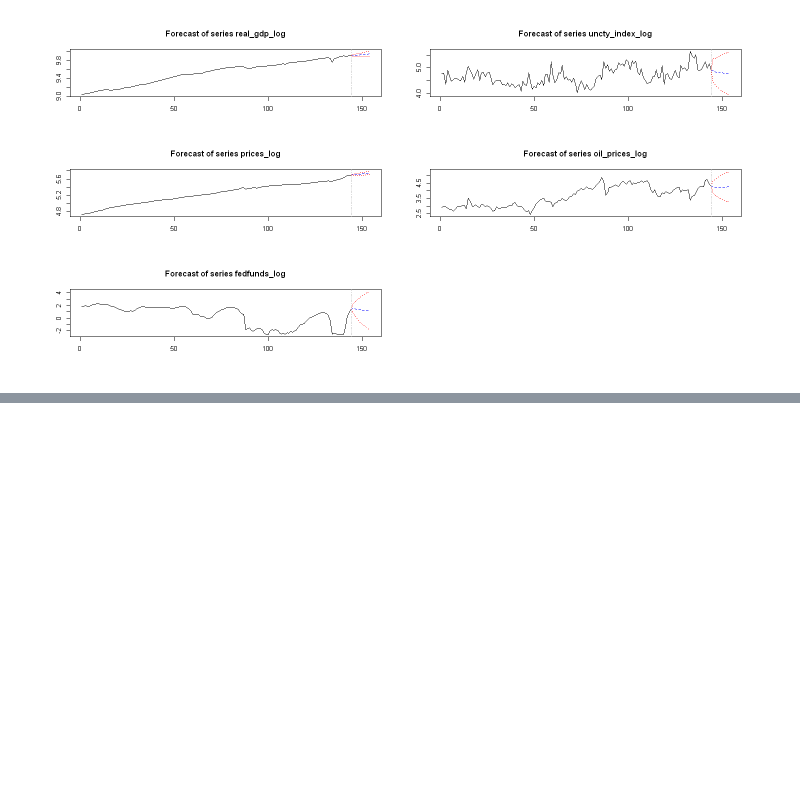
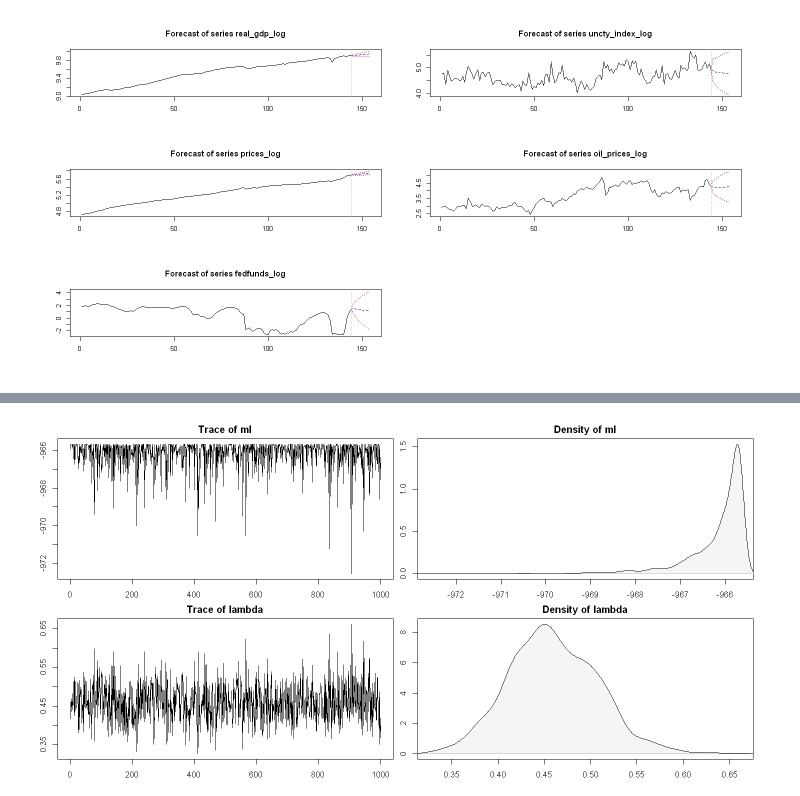
Before and after one commit to PetrCala/macro_tools_term_paper, a Jupyter notebook: code/cala_termpaper_main.ipynb, the cells around one changed output, grey strips where cells are left out. Cells and saved outputs as stored; diff of their text form; code cells hidden in the pictures; blank space fills up the shorter version.

```diff
--- a/code/cala_termpaper_main.ipynb
+++ b/code/cala_termpaper_main.ipynb
@@ -1043,0 +1047,17 @@ All in all, we could say that this model brings to the table more robust results
+# %%
+# Minnesota prior with the setup suggested from the lessons
+mn_l <- bv_minnesota(
+  lambda = bv_lambda(mode = 0.2, sd = 0.4, min = 0.0001, max = 5), #sets the prior for the tightness (lambda)
+  alpha = bv_alpha(mode =2), #shrinkage parameter alpha set to 2
+  var = 1e07) #large variance on constant
+
+# Define the priors
+priors <- bv_priors(hyper = "auto", mn = mn_l)
+
+#some adjustment to the Metropolis-Hastings algorithm needed to obtain reasonable number of accepted draws
+mh <- bv_metropolis(scale_hess = c(0.05),
+      adjust_acc = TRUE, acc_lower = 0.25, acc_upper = 0.45)
+
+# Run the BVAR estimation
+bvar1 <- bvar(data_var_3rd, lags = 6, n_draw = 15000L, n_burn = 5000L, n_thin = 10L, priors = priors, mh = mh, verbose = FALSE)
+summary(bvar1)
@@ -1043,0 +1082,5 @@ All in all, we could say that this model brings to the table more robust results
+# %%
+# Get the diagnostic plots for the BVAR
+plot(bvar1)
+# %% [output]
+[figure, added]
```
Also changed, not shown: parts of 7 cells of this notebook.
